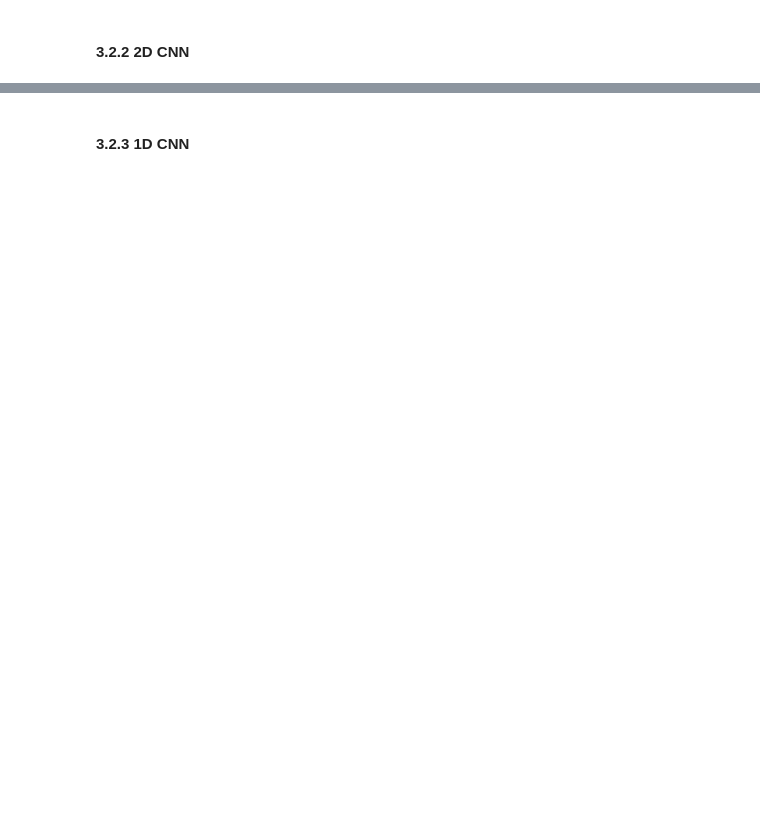
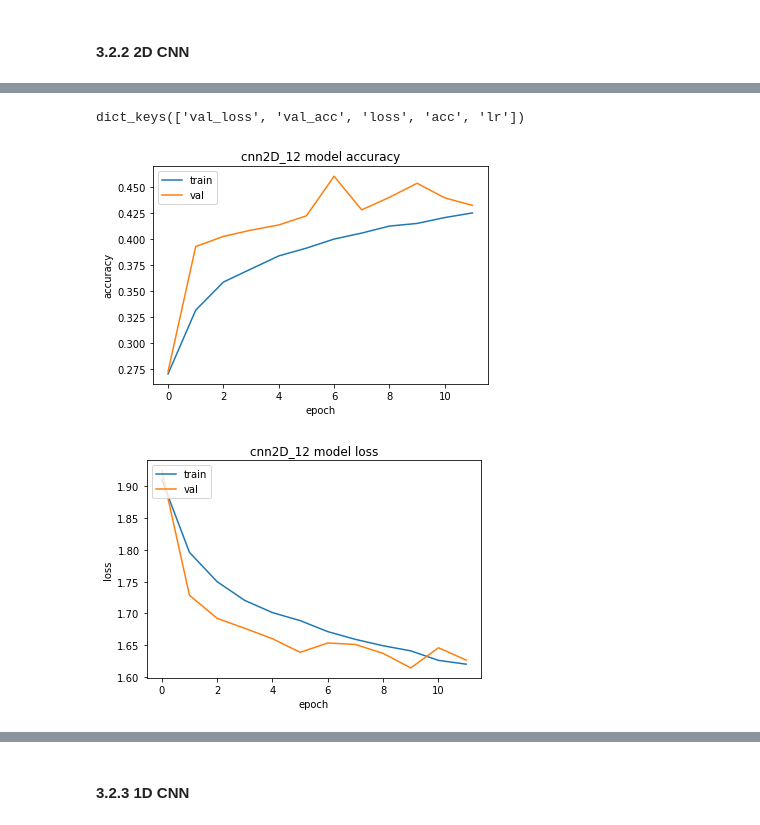
Before and after one commit to kuangweihuang/MIDS_w210_capstone_mb_kh_ws, a Jupyter notebook: 3.0_cnn_genre_classification_CNN.ipynb, the cells around one changed output, grey strips where cells are left out. Cells and saved outputs as stored; diff of their text form; code cells hidden in the pictures; blank space fills up the shorter version.

```diff
--- a/3.0_cnn_genre_classification_CNN.ipynb
+++ b/3.0_cnn_genre_classification_CNN.ipynb
@@ -258,0 +292,6 @@ dict_keys(['val_loss', 'val_acc', 'loss', 'acc', 'lr'])
+# %%
+show_summary_stats(history, model_name)
+# %% [output]
+dict_keys(['val_loss', 'val_acc', 'loss', 'acc', 'lr'])
+[figure, added]
+[figure, added]
```
Also changed, not shown: parts of 16 cells of this notebook.
